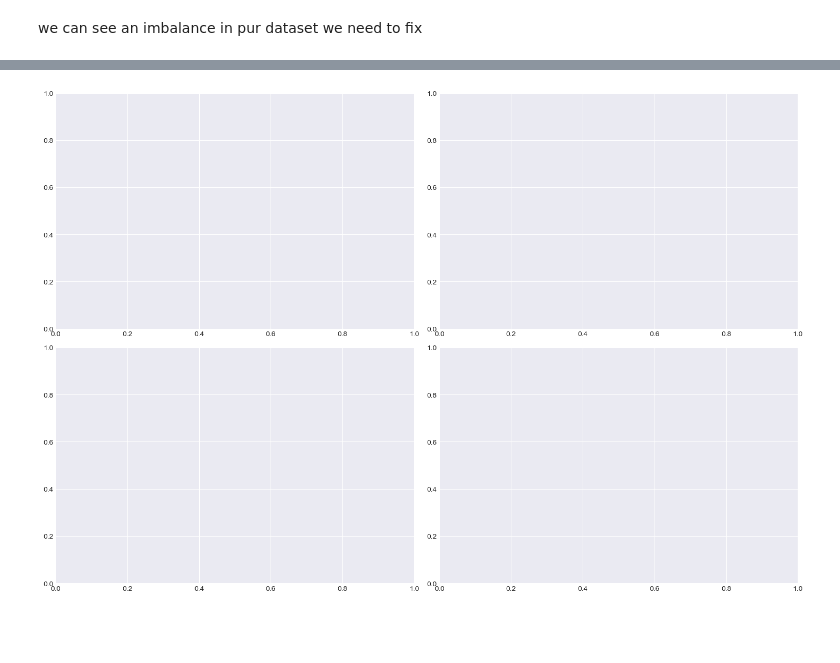
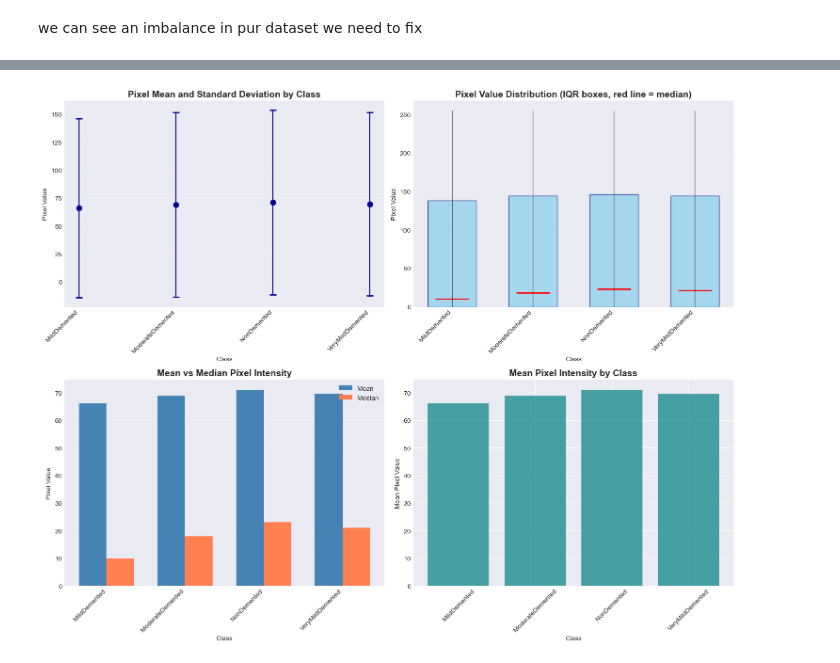
Before and after one commit to wekt2k04/NeuroSight_AI, a Jupyter notebook: notebooks/notebook/01_data_audit.ipynb, the cells around one changed output, grey strips where cells are left out. Cells and saved outputs as stored; diff of their text form; code cells hidden in the pictures; blank space fills up the shorter version.

```diff
--- a/notebooks/notebook/01_data_audit.ipynb
+++ b/notebooks/notebook/01_data_audit.ipynb
@@ -220,8 +347,0 @@ plt.show()
-# %%
-# Summary statistics
-print("Image Dimension Summary:")
-for class_name, dims in dimensions.items():
-    if dims['heights']:
-        print(f"\n{class_name}:")
-        print(f"  Height: min={min(dims['heights'])}px, max={max(dims['heights'])}px, mean={np.mean(dims['heights']):.1f}px")
-        print(f"  Width: min={min(dims['widths'])}px, max={max(dims['widths'])}px, mean={np.mean(dims['widths']):.1f}px")
@@ -395,29 +530,73 @@ ModerateDemented:
 # %%
 # Plot pixel value distributions
-fig, axes = plt.subplots(2, 2, figsize=(15, 10))
-# Mean and Std plot
+fig, axes = plt.subplots(2, 2, figsize=(15, 12))
+
+# Plot 1: Mean and Std with error bars
+ax1 = axes[0, 0]
 classes = list(pixel_stats.keys())
-means = [pixel_stats[c]['mean'] for c in classes]
-stds = [pixel_stats[c]['std'] for c in classes]
+means = [pixel_stats[c]['mean'] for c in classes if c in pixel_stats]
+stds = [pixel_stats[c]['std'] for c in classes if c in pixel_stats]
+valid_classes = [c for c in classes if c in pixel_stats]
 
-ax1.errorbar(classes, means, yerr=stds, fmt='o', capsize=5, capthick=2, markersize=8)
+ax1.errorbar(range(len(valid_classes)), means, yerr=stds, fmt='o',
+             capsize=5, capthick=2, markersize=8, color='darkblue')
+ax1.set_xticks(range(len(valid_classes)))
+ax1.set_xticklabels(valid_classes, rotation=45, ha='right')
 ax1.set_xlabel('Class')
 ax1.set_ylabel('Pixel Value')
-ax1.set_title('Pixel Mean and Standard Deviation by Class')
-ax1.tick_params(axis='x', rotation=45)
+ax1.set_title('Pixel Mean and Standard Deviation by Class', fontsize=14, fontweight='bold')
 ax1.grid(True, alpha=0.3)
 
-# Box plot comparison (simplified)
-ax2.bar(classes, means, yerr=stds, capsize=5, alpha=0.7)
+# Plot 2: Box plot simulation with IQR
+ax2 = axes[0, 1]
+x_pos = np.arange(len(valid_classes))
+means_list = [pixel_stats[c]['mean'] for c in valid_classes]
+medians_list = [pixel_stats[c]['median'] for c in valid_classes]
+q1_list = [pixel_stats[c]['p25'] for c in valid_classes]
+q3_list = [pixel_stats[c]['p75'] for c in valid_classes]
+mins_list = [pixel_stats[c]['min'] for c in valid_classes]
+maxs_list = [pixel_stats[c]['max'] for c in valid_classes]
+
+# Draw boxes
+for i, (q1, med, q3, mn, mx) in enumerate(zip(q1_list, medians_list, q3_list, mins_list, maxs_list)):
+    ax2.bar(i, q3 - q1, bottom=q1, width=0.6, color='skyblue', alpha=0.7, edgecolor='navy')
+    ax2.plot([i-0.2, i+0.2], [med, med], 'r-', linewidth=2)
+    ax2.plot([i, i], [mn, mx], 'k-', linewidth=1, alpha=0.5)
+
+ax2.set_xticks(x_pos)
+ax2.set_xticklabels(valid_classes, rotation=45, ha='right')
 ax2.set_xlabel('Class')
-ax2.set_ylabel('Mean Pixel Value')
-ax2.set_title('Mean Pixel Intensity by Class')
-ax2.tick_params(axis='x', rotation=45)
+ax2.set_ylabel('Pixel Value')
+ax2.set_title('Pixel Value Distribution (IQR boxes, red line = median)',
+              fontsize=14, fontweight='bold')
+ax2.grid(True, alpha=0.3)
+
+# Plot 3: Comparison bar chart
+ax3 = axes[1, 0]
+width = 0.35
+x = np.arange(len(valid_classes))
+ax3.bar(x - width/2, means_list, width, label='Mean', color='steelblue')
+ax3.bar(x + width/2, medians_list, width, label='Median', color='coral')
+ax3.set_xticks(x)
+ax3.set_xticklabels(valid_classes, rotation=45, ha='right')
+ax3.set_xlabel('Class')
+ax3.set_ylabel('Pixel Value')
+ax3.set_title('Mean vs Median Pixel Intensity', fontsize=14, fontweight='bold')
+ax3.legend()
+ax3.grid(True, alpha=0.3)
+
+# Plot 4: Histogram of mean values
+ax4 = axes[1, 1]
+ax4.bar(valid_classes, means_list, color='teal', alpha=0.7)
+ax4.set_xlabel('Class')
+ax4.set_ylabel('Mean Pixel Value')
+ax4.set_title('Mean Pixel Intensity by Class', fontsize=14, fontweight='bold')
+ax4.tick_params(axis='x', rotation=45)
 
 plt.tight_layout()
-plt.savefig('reports/figures/pixel_statistics.png', dpi=300, bbox_inches='tight')
+plt.savefig('reports/figures/pixel_statistics_detailed.png', dpi=300, bbox_inches='tight')
 plt.show()
 # %% [output]
-[figure, old version]
+[figure, new version]
 # %%
 # Display random samples from each class
```
Also changed, not shown: parts of 15 cells of this notebook, 18 other files.
